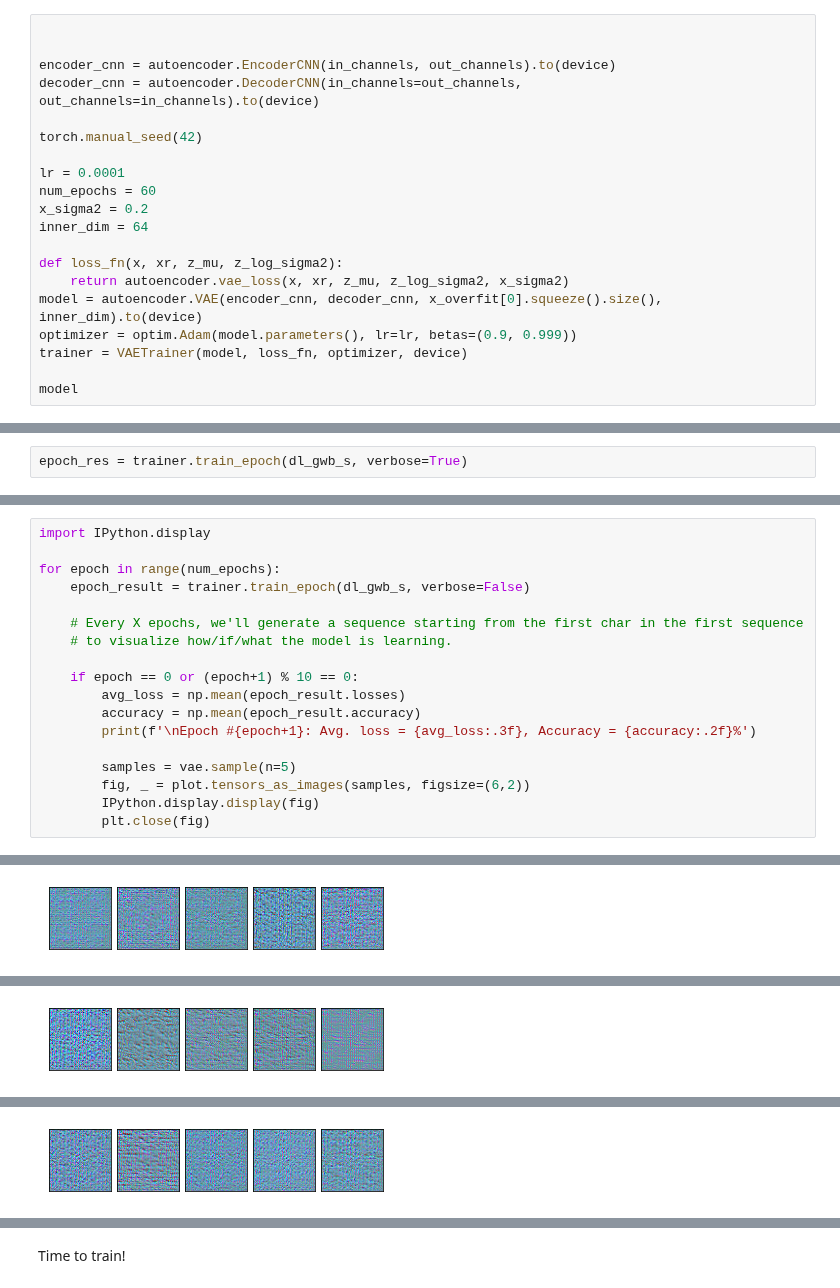
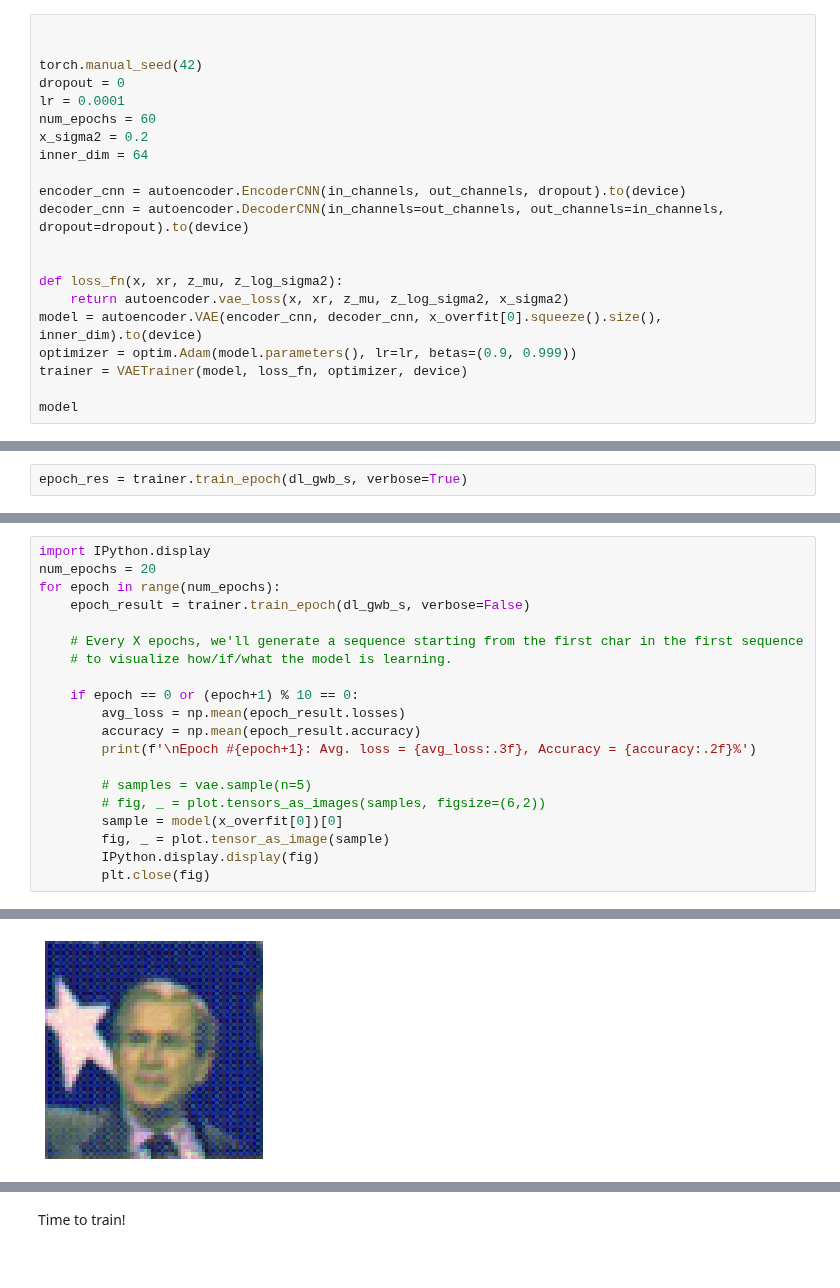
Before and after one commit to danizil/DL_hw3, a Jupyter notebook: Part2_VAE.ipynb, the cells around one changed output, grey strips where cells are left out. Cells and saved outputs as stored; diff of their text form.

Commit message:
got overfitting on one image (no probability, just compress and decompress) and got tensor_as_image plot func to work. need to return the probability

```diff
--- a/Part2_VAE.ipynb
+++ b/Part2_VAE.ipynb
@@ -462,15 +461,16 @@ plot.tensor_as_image(x_overfit)
 # %%
 
 
-encoder_cnn = autoencoder.EncoderCNN(in_channels, out_channels).to(device)
-decoder_cnn = autoencoder.DecoderCNN(in_channels=out_channels, out_channels=in_channels).to(device)
-
 torch.manual_seed(42)
-
+dropout = 0
 lr = 0.0001
 num_epochs = 60
 x_sigma2 = 0.2
 inner_dim = 64
+
+encoder_cnn = autoencoder.EncoderCNN(in_channels, out_channels, dropout).to(device)
+decoder_cnn = autoencoder.DecoderCNN(in_channels=out_channels, out_channels=in_channels, dropout=dropout).to(device)
+
 
 def loss_fn(x, xr, z_mu, z_log_sigma2):
     return autoencoder.vae_loss(x, xr, z_mu, z_log_sigma2, x_sigma2)
@@ -548,6 +518,6 @@ epoch_res = trainer.train_epoch(dl_gwb_s, verbose=True)
 # %%
 import IPython.display
-
+num_epochs = 20
 for epoch in range(num_epochs):
     epoch_result = trainer.train_epoch(dl_gwb_s, verbose=False)
 
@@ -559,8 +529,10 @@ for epoch in range(num_epochs):
         accuracy = np.mean(epoch_result.accuracy)
         print(f'\nEpoch #{epoch+1}: Avg. loss = {avg_loss:.3f}, Accuracy = {accuracy:.2f}%')
 
-        samples = vae.sample(n=5)
-        fig, _ = plot.tensors_as_images(samples, figsize=(6,2))
+        # samples = vae.sample(n=5)
+        # fig, _ = plot.tensors_as_images(samples, figsize=(6,2))
+        sample = model(x_overfit[0])[0]
+        fig, _ = plot.tensor_as_image(sample)
         IPython.display.display(fig)
         plt.close(fig)
 # %% [output]
@@ -568 +540 @@ Epoch #1: Avg. loss = 14055396.000, Accuracy = 64.97%
-[figure, old version]
+[figure, new version]
@@ -574 +544,0 @@ Epoch #30: Avg. loss = 4061.104, Accuracy = 161.90%
-[figure, removed]
@@ -576 +544,0 @@ Epoch #40: Avg. loss = 1289.043, Accuracy = 155.04%
-[figure, removed]
```
Also changed, not shown: parts of 6 cells of this notebook, 2 other files.
